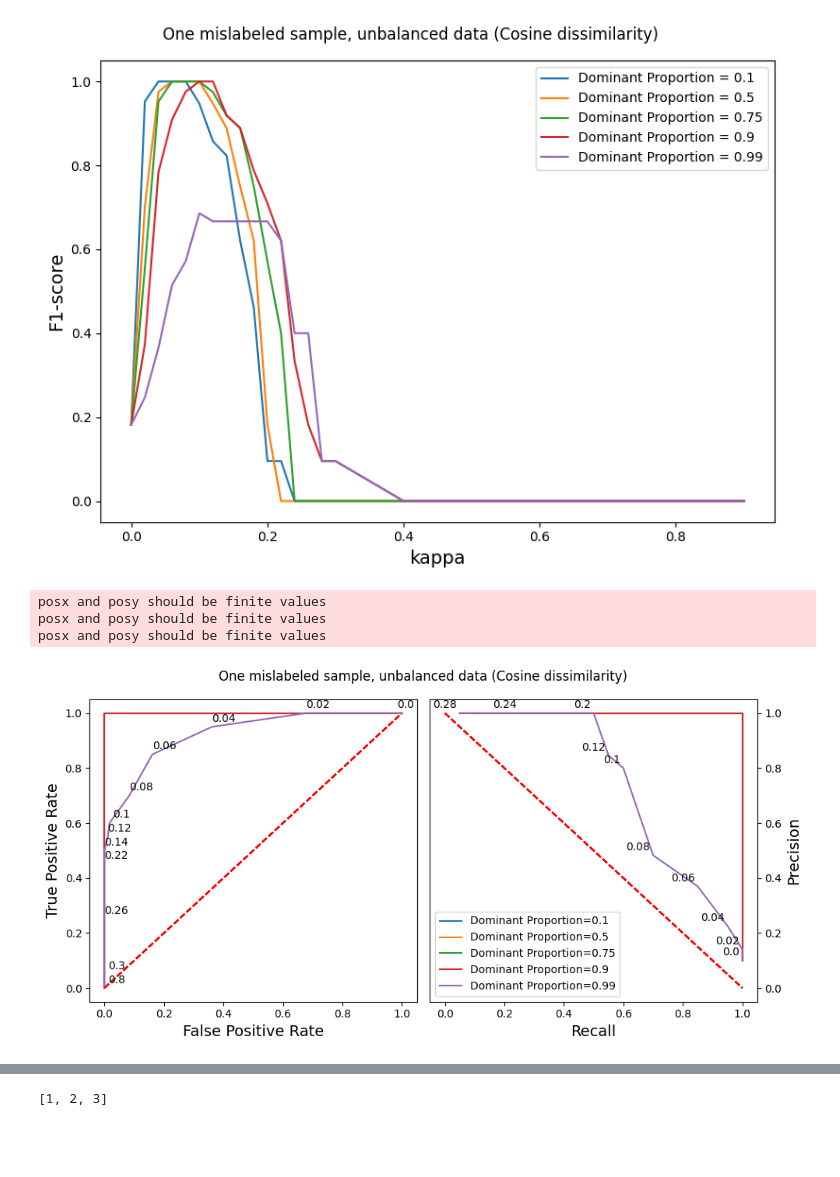
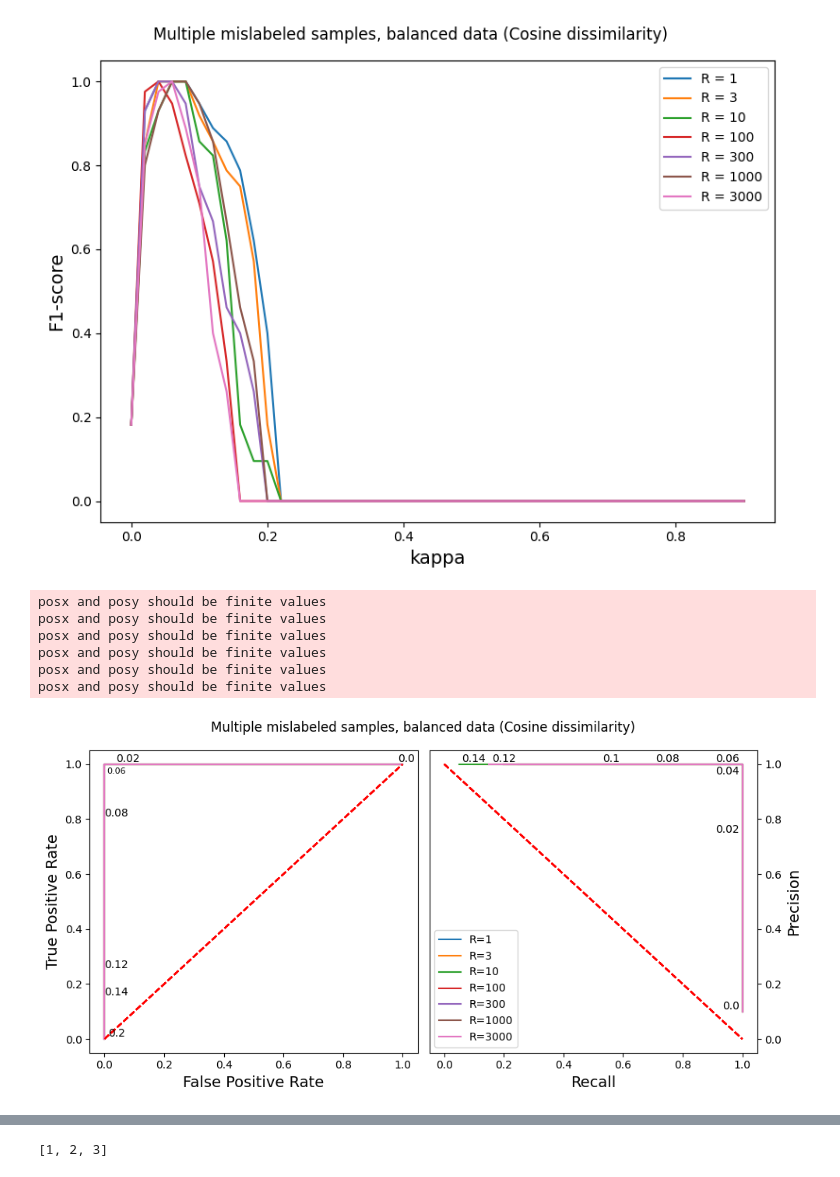
Before and after one commit to afrin-afia/project_644, a Jupyter notebook: DetectionStats/Step3_Visualization.ipynb, the cells around one changed output, grey strips where cells are left out. Saved outputs shown, nothing was run; the diff lists cells and outputs as text; code cells hidden in the pictures; blank space fills up the shorter version.

```diff
--- a/DetectionStats/Step3_Visualization.ipynb
+++ b/DetectionStats/Step3_Visualization.ipynb
@@ -6,9 +6,9 @@ import matplotlib.pyplot as plt
 pd.set_option('display.max_rows', 500)
 pd.set_option('display.max_columns', 500)
 # %%
-#case = "manyR"
+case = "manyR"
 #case = "R0manyD"
-case = "R1manyD"
+#case = "R1manyD"
 
 cosine = True
 
@@ -29,13 +29,16 @@ result_dir = "/home/salesort/Documents/644_CMPUT/res_analysis"
 if case == "manyR":
     title = "Multiple mislabeled samples, balanced data"
     var_label = var = "R"
+    n_case = 1 + int(cosine)
 elif case == "R0manyD":
     title = "No mislabeled samples, unbalanced data"
     var = "D"
+    n_case = 3 + int(cosine)
 elif case == "R1manyD":
     title = "One mislabeled sample, unbalanced data"
     var = "D"
     var_label = "Dominant Proportion"
+    n_case = 5 + int(cosine)
 
 if cosine:
     title += " (Cosine dissimilarity)"
@@ -43,5 +46,6 @@ else:
     title += " (Euclidean distance)"
 
 df_handle = f"df_{case}{cosine_str}{suffix_str}.csv"
+print(f"{n_case=}")
 print(df_handle)
 # %% [output]
@@ -78,29 +83,29 @@ df_classifier.describe()
 # %%
 fig1 = plt.figure(figsize=(8,6))
 ax1 = fig1.add_subplot(1,1,1)
 #ax2 = fig1.add_subplot(2,1,2)
 
 if var == "R":
-    var_vals = [3, 300, 3000]
+    var_vals = [1, 3, 10, 100, 300, 1000, 3000]
 else:
     var_vals = [0.1, 0.5, 0.75, 0.9, 0.99]
 
 
 for var_val in var_vals:
     f1_r = df_classifier[df_classifier[var] == var_val]["F1"]
     accu = df_classifier[df_classifier[var] == var_val]["accu"]
     ax1.plot(kappas, f1_r, label = f"{var_label} = {var_val}")
     #ax2.plot(kappas, accu, label = f"R = {R}")
 ax1.set_xlabel("kappa", fontsize=14)
 #ax2.set_xlabel("kappa", fontsize=14)
 ax1.set_ylabel("F1-score", fontsize=14)
 #ax2.set_ylabel("Accuracy", fontsize=14)
 ax1.legend(loc="upper right")
 #ax2.legend(loc="upper right")
 fig1.suptitle(title)
 fig1.tight_layout()
 # %% [output]
-[figure, old version]
+[figure, new version]
 # %%
 fig1 = plt.figure(figsize=(10,5))
 ax1 = fig1.add_subplot(1,2,1)
@@ -126,25 +131,26 @@ for var_val in var_vals: #Rs
     ax2.set_xlabel("Recall", fontsize=14)
     ax2.set_ylabel("Precision", fontsize=14)
 for i, (i_TPR, i_FPR, i_Precision, i_Recall) in enumerate(zip(TPR, FPR, Precision, Recall)):
-    #if i in [0]: # Case 1/6
-    #if i in [0]: # Case 2/6
-    #if i in [0]: # Case 5/6
-    if i in [0]: # Case 6/6
-        ax1.text(i_FPR+0.04, i_TPR+0.01, kappas[i], horizontalalignment='right', verticalalignment='bottom')
-    #if i in [ 1, 2, 3, 5, 6, 8, 15, 16]: # Case 1/6
-    #if i in [ 3, 5, 6, 8, 10, 11, 12, 13, 15, 16, 18, 20]: # Case 5/6
-    if i in [1,2,3,4,5,6,7,11, 13, 15, 20]: # Case 6/6
-        ax1.text(i_FPR+0.04, i_TPR+0.01, kappas[i], horizontalalignment='center', verticalalignment='bottom')
-    #if i in [14]: # Case 1/6
-    #if i in [3]: # Case 2/6
-    #if i in []: # Case 5/6
-    if i in []: # Case 6/6
+    if i in [0]:
+        ax1.text(i_FPR+0.04, i_TPR, kappas[i], horizontalalignment='right', verticalalignment='bottom')
+
+    if (n_case == 1 and i in [1, 2, 3, 5, 6, 8, 15, 16]) or\
+       (n_case == 2 and i in [1, 4, 6, 7, 10]) or\
+       (n_case == 5 and i in [3, 5, 6, 8, 10, 11, 12, 13, 15, 16, 18, 20]) or\
+       (n_case == 6 and i in [2,3,4,5,6,7,11, 13, 15, 20]):
+        ax1.text(i_FPR+0.04, i_TPR, kappas[i], horizontalalignment='center', verticalalignment='bottom')
+
+    if (n_case == 1 and i in [14]) or\
+       (n_case == 2 and i in [3]) or\
+       (n_case == 5 and i in []) or\
+       (n_case == 6 and i in []):
         ax1.text(i_FPR+0.04, i_TPR-0.04, kappas[i], horizontalalignment='center', verticalalignment='bottom', fontsize=8)
-    #if i in [0, 2, 3, 4, 5, 6, 7, 14, 15,]:
-    #if i in [0,1, 2, 3, 4, 5, 6, 7, 14, 16,]: # Case 2/6
-    #if i in [0, 5, 6, 7, 8,9,10, 11, 12, 14,  15, 17, 18]: # Case 5/6
-    if i in [0, 1,2,3,4,5, 6, 10, 12, 14,    18]: # Case 6/6
-        ax2.text(i_Recall-0.01, i_Precision+0.01, kappas[i], horizontalalignment='right', verticalalignment='bottom')
+
+    if (n_case == 1 and i in [0, 2, 3, 4, 5, 6, 7, 14, 15,]) or\
+       (n_case == 2 and i in [0,1, 2, 3, 4, 5, 6, 7, 14, 16,]) or\
+       (n_case == 5 and i in [0, 5, 6, 7, 8,9,10, 11, 12, 14,  15, 17, 18]) or\
+       (n_case == 6 and i in [0, 1,2,3,4,5, 6, 10, 12, 14,    18]):
+        ax2.text(i_Recall-0.01, i_Precision, kappas[i], horizontalalignment='right', verticalalignment='bottom')
 ax2.legend(loc=("lower left"))
 fig1.suptitle(title)
 fig1.tight_layout()
@@ -152,7 +158,10 @@ fig1.tight_layout()
 posx and posy should be finite values
 posx and posy should be finite values
 posx and posy should be finite values
+posx and posy should be finite values
+posx and posy should be finite values
+posx and posy should be finite values
-[figure, old version]
+[figure, new version]
 # %%
 df_classifier[df_classifier["R"] == 300].head(200).reset_index(drop=True)
 # %% [output]
```
Also changed, not shown: parts of 3 cells of this notebook, 3 other files.
